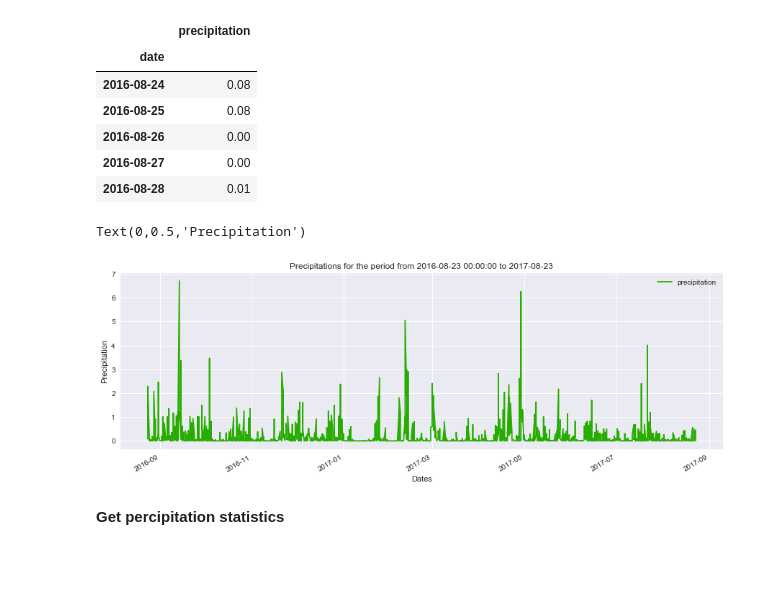
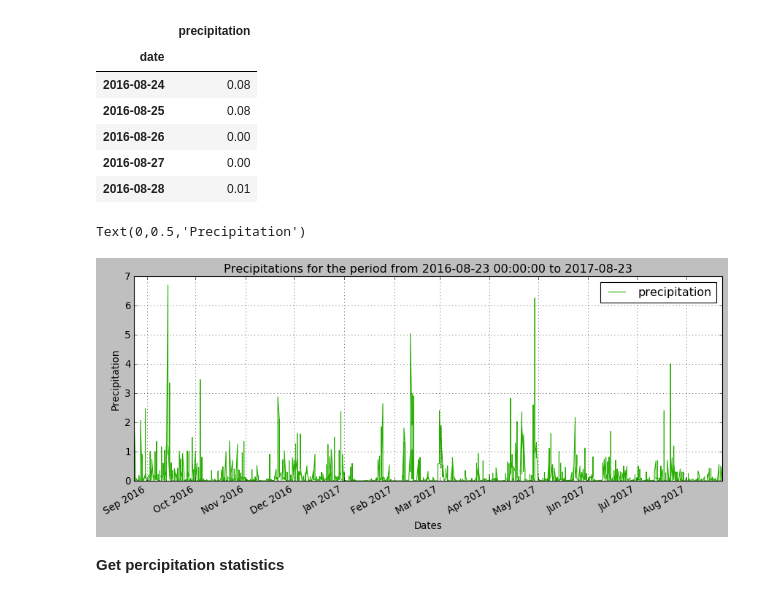
Before and after one commit to sonyasha/climate_analysis_api, a Jupyter notebook: Notebooks/climate_analysis.ipynb, the cells around one changed output. Saved outputs shown, nothing was run; the diff lists cells and outputs as text; code cells hidden in the pictures; blank space fills up the shorter version.

```diff
--- a/Notebooks/climate_analysis.ipynb
+++ b/Notebooks/climate_analysis.ipynb
@@ -105,14 +105,14 @@ df.head()
 | 2016-08-27 | 0.00 |
 | 2016-08-28 | 0.01 |
 # %%
-sns.set()
+plt.style.use('classic')
 ax = df.plot(title=f'Precipitations for the period from {year_ago} to {last_date[0][0:10]}', color='#26ad00',\
-             grid=True, figsize=(15,5))
+             grid=True, figsize=(13,5))
 ax.set_xlabel('Dates')
 ax.set_ylabel('Precipitation')
 # %% [output]
 Text(0,0.5,'Precipitation')
-[figure, old version]
+[figure, new version]
 # %% [markdown]
 **Get percipitation statistics**
 # %%
```
Also changed, not shown: parts of 17 cells of this notebook.
